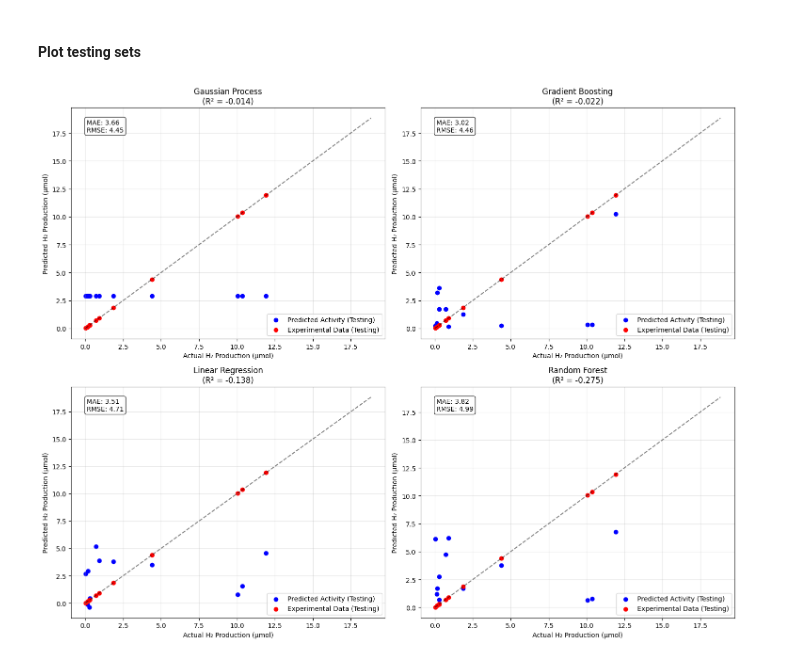
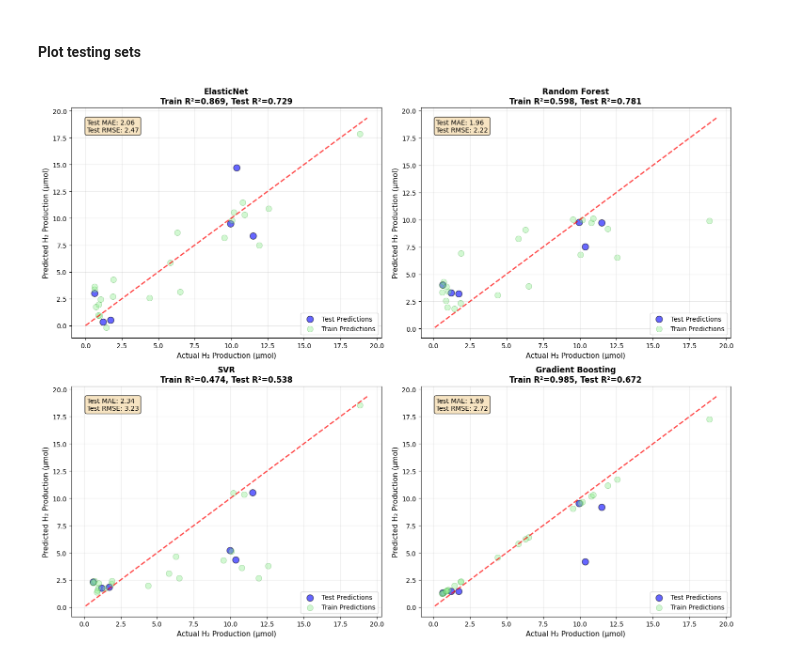
Before and after one commit to kareem-Abdelmaqsoud/HER-metal-complex-ligands, a Jupyter notebook: baseline_models.ipynb, the cells around one changed output. Saved outputs shown, nothing was run; the diff lists cells and outputs as text; code cells hidden in the pictures.

```diff
--- a/baseline_models.ipynb
+++ b/baseline_models.ipynb
@@ -24,0 +83,5 @@ df[['Ligand Name','SMILES', 'Ni conc [mM]', 'Sample ID', 'max h2 (umol)']]
+# %%
+# Filter out ligands with no activity
+df_filtered = df[df['max h2 (umol)'] >= 0.5]
+#df_filtered = df
+df_filtered
@@ -160,0 +316,13 @@ Target distribution: mean=3.02, std=4.61
+# %%
+# 2. Select top features based on correlation with target
+# Calculate correlation with target
+correlations_with_target = X_features[feature_cols_reduced].corrwith(ml_data['max h2 (umol)']).abs()
+correlations_sorted = correlations_with_target.sort_values(ascending=False)
+
+print("Top 10 features by correlation with target:")
+print("=" * 60)
+print(correlations_sorted.head(10))
+
+# Select top 10 features
+top_n_features = 10
+feature_cols_selected = correlations_sorted.head(top_n_features).index.tolist()
@@ -357,59 +603,63 @@ NumRotatableBonds    0.155116
 #### Plot testing sets
 # %%
 # 6. Model validation and visualization for all models
+import matplotlib.pyplot as plt
 fig, axes = plt.subplots(2, 2, figsize=(15, 12))
-axes = axes.ravel()  # Flatten for easier indexing
+axes = axes.ravel()
 
 for idx, (model_name, model) in enumerate(models.items()):
-    # Use appropriate data for each model type
-    if model_name == 'ANN (MLP)':
-        y_pred = model.predict(X_test_scaled)
-        X_full_pred = model.predict(X_scaled)
-    else:
-        y_pred = model.predict(X_test)
-        X_full_pred = model.predict(X)
+    # Get predictions
+    y_pred = model.predict(X_test)
+    y_pred_train = model.predict(X_train)
 
-    r2 = r2_score(y_test, y_pred)
+    r2_train = r2_score(y_train, y_pred_train)
+    r2_test = r2_score(y_test, y_pred)
 
     # Actual vs Predicted
-    axes[idx].scatter(y_test, y_pred, color='blue', label='Predicted Activity (Testing)')
-    axes[idx].scatter(y_test, y_test, color='red', label='Experimental Data (Testing)')
+    axes[idx].scatter(y_test, y_pred, color='blue', alpha=0.6, s=100,
+                     label='Test Predictions', edgecolors='black', linewidth=1)
+    axes[idx].scatter(y_train, y_pred_train, color='lightgreen', alpha=0.4, s=80,
+                     label='Train Predictions', edgecolors='green', linewidth=0.5)
 
-    axes[idx].set_xlabel('Actual H₂ Production (μmol)')
-    axes[idx].set_ylabel('Predicted H₂ Production (μmol)')
-    axes[idx].set_title(f'{model_name}\n(R² = {r2:.3f})')
+    axes[idx].set_xlabel('Actual H₂ Production (μmol)', fontsize=11)
+    axes[idx].set_ylabel('Predicted H₂ Production (μmol)', fontsize=11)
+    axes[idx].set_title(f'{model_name}\nTrain R²={r2_train:.3f}, Test R²={r2_test:.3f}',
+                        fontsize=12, fontweight='bold')
     axes[idx].grid(True, alpha=0.3)
-    axes[idx].legend()
+    axes[idx].legend(loc='lower right')
 
     # Perfect prediction line
-    min_val = 0
-    max_val = max(y.max(), X_full_pred.max())
+    all_vals = np.concatenate([y_train, y_test, y_pred, y_pred_train])
+    min_val = max(0, all_vals.min() - 0.5)
+    max_val = all_vals.max() + 0.5
     axes[idx].plot([min_val, max_val], [min_val, max_val],
-                   'k--', alpha=0.5, label='Perfect Prediction')
+                   'r--', alpha=0.7, linewidth=2, label='Perfect Prediction')
 
-    # Add text with additional metrics
+    # Add metrics
     mae = mean_absolute_error(y_test, y_pred)
     rmse = np.sqrt(mean_squared_error(y_test, y_pred))
-    axes[idx].text(0.05, 0.95, f'MAE: {mae:.2f}\nRMSE: {rmse:.2f}',
+    axes[idx].text(0.05, 0.95, f'Test MAE: {mae:.2f}\nTest RMSE: {rmse:.2f}',
                    transform=axes[idx].transAxes, verticalalignment='top',
-                   bbox=dict(boxstyle='round', facecolor='white', alpha=0.8))
+                   bbox=dict(boxstyle='round', facecolor='wheat', alpha=0.8),
+                   fontsize=10)
 
 plt.tight_layout()
 plt.show()
 
 # Print summary comparison
 print("\nModel Performance Summary:")
-print("=" * 50)
+print("=" * 80)
+print(f"{'Model':<20} | {'Train R²':>8} | {'Test R²':>8} | {'MAE':>8} | {'RMSE':>8}")
+print("=" * 80)
 for model_name in models.keys():
-    if model_name == 'ANN (MLP)':
-        y_pred = models[model_name].predict(X_test_scaled)
-    else:
-        y_pred = models[model_name].predict(X_test)
+    y_pred = models[model_name].predict(X_test)
+    y_pred_train = models[model_name].predict(X_train)
 
-    r2 = r2_score(y_test, y_pred)
+    train_r2 = r2_score(y_train, y_pred_train)
+    test_r2 = r2_score(y_test, y_pred)
     mae = mean_absolute_error(y_test, y_pred)
     rmse = np.sqrt(mean_squared_error(y_test, y_pred))
-    print(f"{model_name:20} | R²: {r2:.3f} | MAE: {mae:.2f} | RMSE: {rmse:.2f}")
+    print(f"{model_name:<20} | {train_r2:8.3f} | {test_r2:8.3f} | {mae:8.2f} | {rmse:8.2f}")
 # %% [output]
-[figure, old version]
+[figure, new version]
 Model Performance Summary:
```
Also changed, not shown: parts of 22 cells of this notebook, 1 other file.
